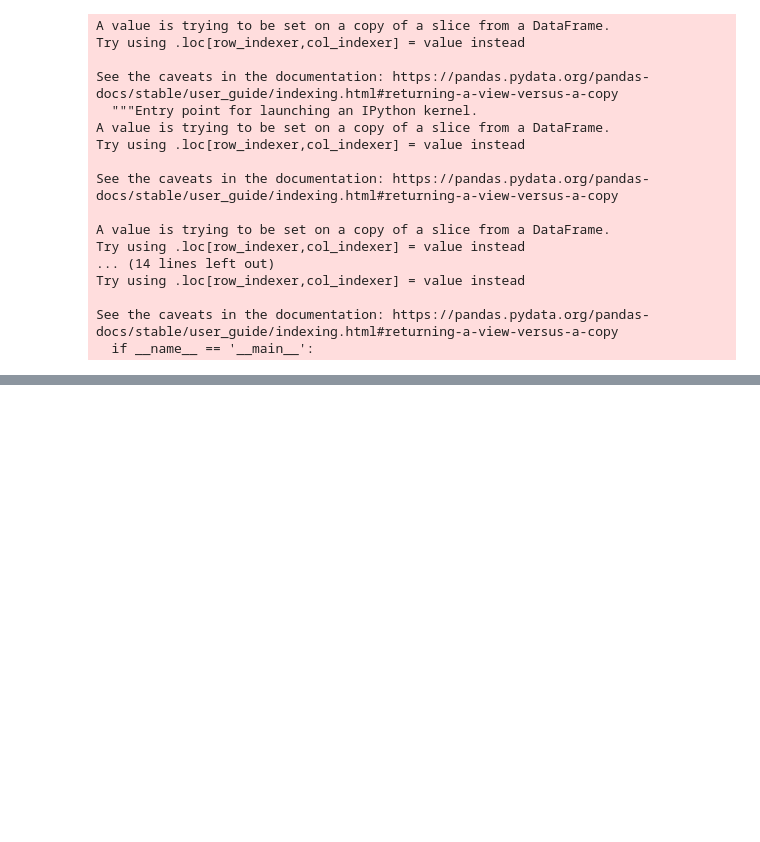
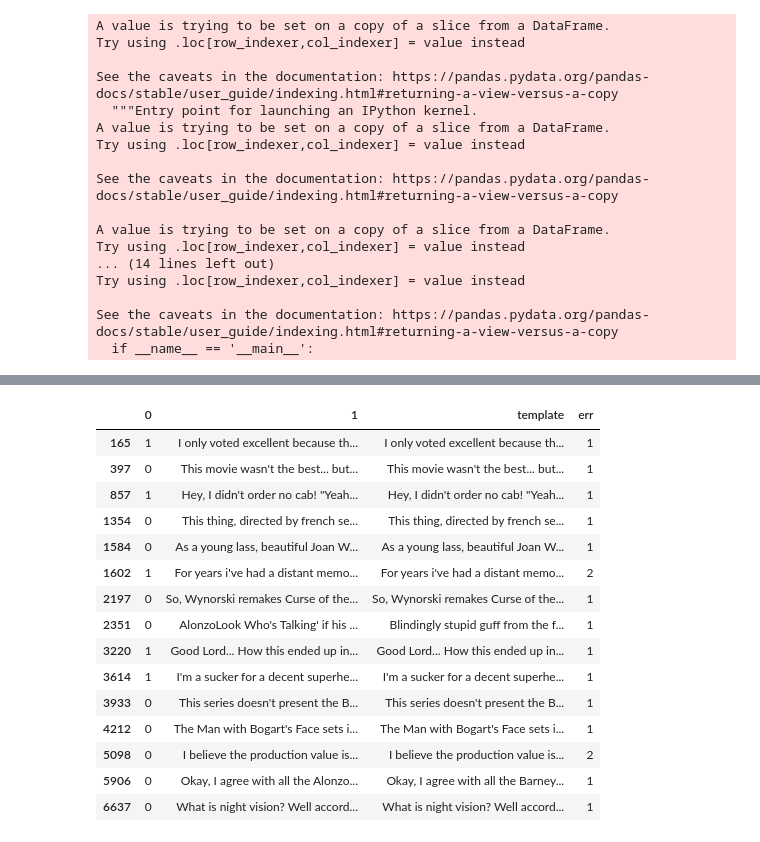
Before and after one commit to soarsmu/BiasFinder, a Jupyter notebook: data/mutant-generation.ipynb, the cells around one changed output, grey strips where cells are left out. Cells and saved outputs as stored; diff of their text form; code cells hidden in the pictures; blank space fills up the shorter version.

```diff
--- a/data/mutant-generation.ipynb
+++ b/data/mutant-generation.ipynb
@@ -728,0 +725,8 @@ dff.to_csv("imdb_mutant/female/test.csv", index=None, header=None, sep="\t")
+# %%
+# grammar check
+gcm = dfm[dfm.index % 20 == 0]
+gcf = dff[dff.index % 20 == 0]
+# %%
+gcm = gcm.reset_index(drop=True)
+gcf = gcf.reset_index(drop=True)
+gcm
@@ -728,0 +811,20 @@ dff.to_csv("imdb_mutant/female/test.csv", index=None, header=None, sep="\t")
+# %%
+start = time.time()
+
+merr = []
+ferr = []
+
+i = 0
+for (male_mutant, female_mutant, original) in zip(gcm[1].values, gcf[1].values, gcm["template"].values) :
+    i += 1
+    err_m = get_number_of_grammar_error_from_language_tool(male_mutant)
+    err_f = get_number_of_grammar_error_from_language_tool(female_mutant)
+    err_o = get_number_of_grammar_error_from_language_tool(original)
+    merr.append(err_m - err_o)
+    ferr.append(err_f - err_o)
+
+    if i % 500 == 0 :
+        print(i)
+
+end = time.time()
+print(end-start)
@@ -728,0 +854,3 @@ dff.to_csv("imdb_mutant/female/test.csv", index=None, header=None, sep="\t")
+# %%
+gcm["err"] = merr
+gcf["err"] = ferr
@@ -728,0 +889,19 @@ dff.to_csv("imdb_mutant/female/test.csv", index=None, header=None, sep="\t")
+# %%
+gcm[gcm["err"] > 0]
+# %% [output]
+|  | 0 | 1 | template | err |
+| 165 | 1 | I only voted excellent because th... | I only voted excellent because th... | 1 |
+| 397 | 0 | This movie wasn't the best... but... | This movie wasn't the best... but... | 1 |
+| 857 | 1 | Hey, I didn't order no cab! "Yeah... | Hey, I didn't order no cab! "Yeah... | 1 |
+| 1354 | 0 | This thing, directed by french se... | This thing, directed by french se... | 1 |
+| 1584 | 0 | As a young lass, beautiful Joan W... | As a young lass, beautiful Joan W... | 1 |
+| 1602 | 1 | For years i've had a distant memo... | For years i've had a distant memo... | 2 |
+| 2197 | 0 | So, Wynorski remakes Curse of the... | So, Wynorski remakes Curse of the... | 1 |
+| 2351 | 0 | AlonzoLook Who's Talking' if his ... | Blindingly stupid guff from the f... | 1 |
+| 3220 | 1 | Good Lord... How this ended up in... | Good Lord... How this ended up in... | 1 |
+| 3614 | 1 | I'm a sucker for a decent superhe... | I'm a sucker for a decent superhe... | 1 |
+| 3933 | 0 | This series doesn't present the B... | This series doesn't present the B... | 1 |
+| 4212 | 0 | The Man with Bogart's Face sets i... | The Man with Bogart's Face sets i... | 1 |
+| 5098 | 0 | I believe the production value is... | I believe the production value is... | 2 |
+| 5906 | 0 | Okay, I agree with all the Alonzo... | Okay, I agree with all the Barney... | 1 |
+| 6637 | 0 | What is night vision? Well accord... | What is night vision? Well accord... | 1 |
```
Also changed, not shown: parts of 35 cells of this notebook.
